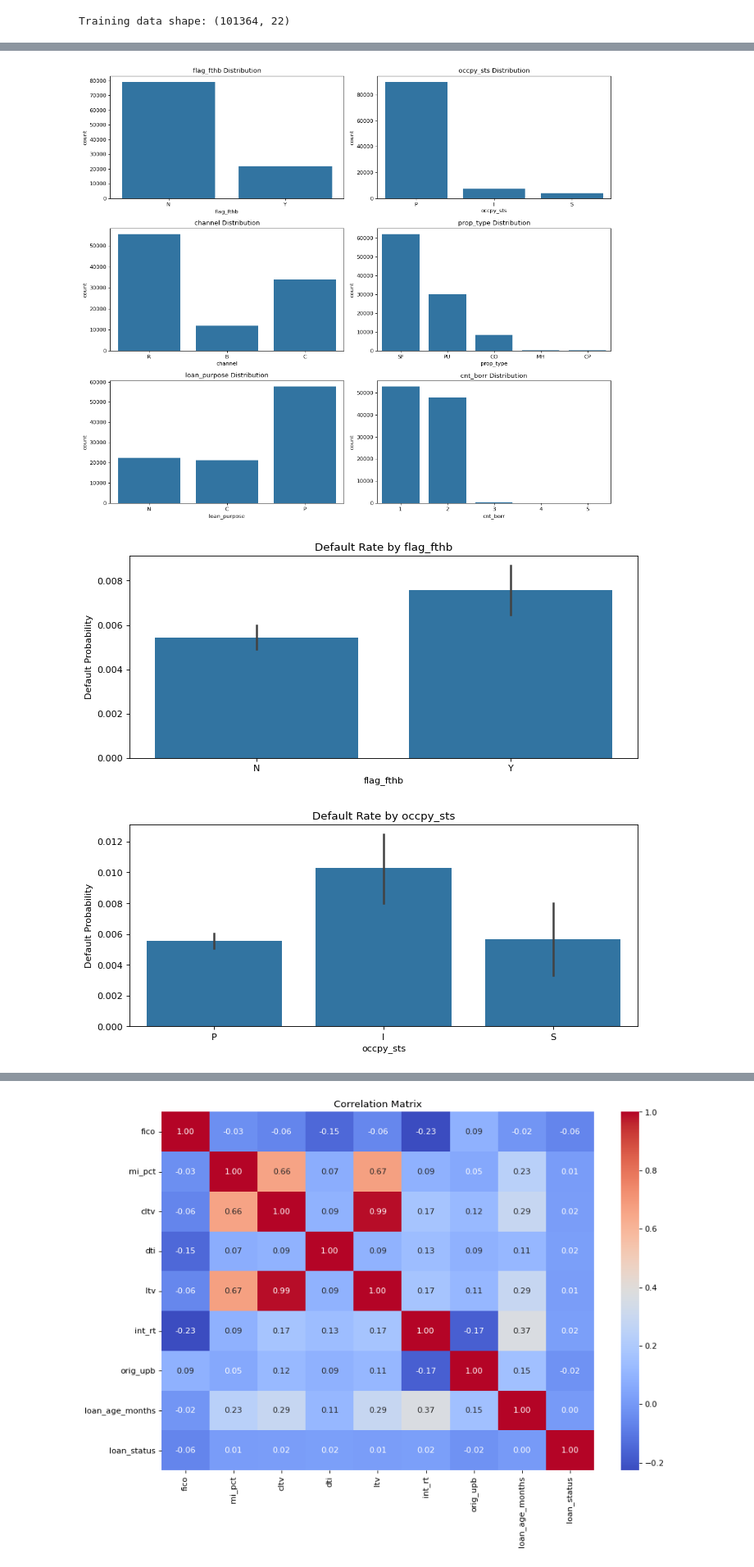
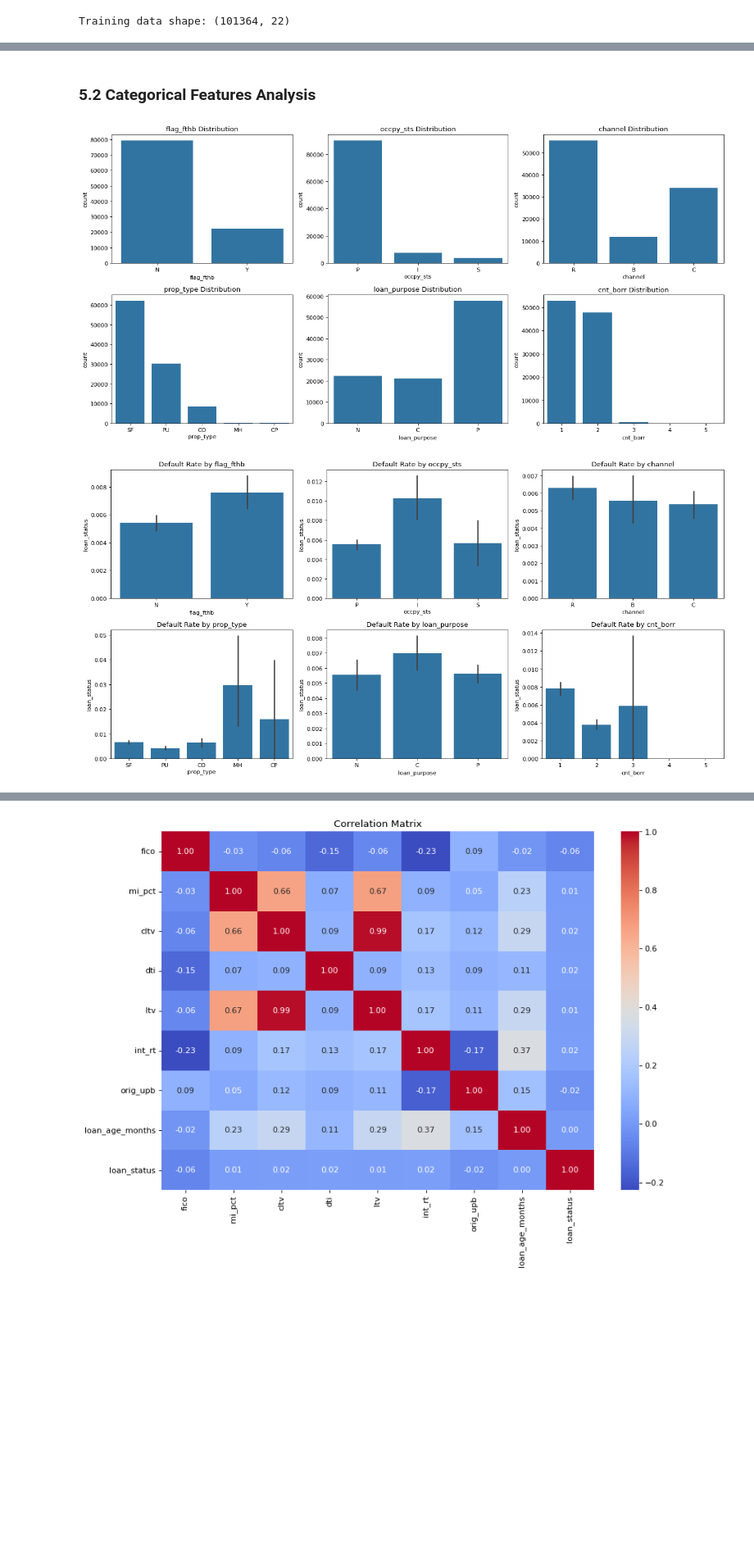
Before and after one commit to AwuoeZYC/Project_2, a Jupyter notebook: project2.ipynb, the cells around one changed output, grey strips where cells are left out. Shown: that part at 82% size. Cells and saved outputs as stored; diff of their text form; code cells hidden in the pictures; blank space fills up the shorter version.

```diff
--- a/project2.ipynb
+++ b/project2.ipynb
@@ -245,0 +261,21 @@ plt.show()
+# %%
+# Numerical feature distribution comparison by loan status
+num_vars = ['fico', 'mi_pct', 'ltv', 'dti', 'orig_upb', 'int_rt']
+train_df['loan_status_label'] = train_df['loan_status'].map({0: 'Prepaid', 1: 'Default'})
+
+fig, axes = plt.subplots(2, 3, figsize=(16, 8))
+axes = axes.flatten()
+
+for i, col in enumerate(num_vars):
+    if col in train_df.columns:
+        sns.kdeplot(data=train_df, x=col, hue='loan_status_label', ax=axes[i], common_norm=False)
+        axes[i].set_title(f'{col} by Loan Status')
+        axes[i].set_xlabel(col)
+        axes[i].set_ylabel('Density')
+
+# Remove extra subplot if num_vars < total subplots
+for j in range(len(num_vars), len(axes)):
+    fig.delaxes(axes[j])
+
+plt.tight_layout()
+plt.show()
@@ -246,24 +284,25 @@ plt.show()
+# %% [markdown]
+### 5.2 Categorical Features Analysis
 # %%
-# ### 5.3 Categorical Features Analysis
 cat_cols = ['flag_fthb', 'occpy_sts', 'channel', 'prop_type', 'loan_purpose', 'cnt_borr']
 
 # Frequency plots
-fig, axes = plt.subplots(3, 2, figsize=(14, 12))
+fig, axes = plt.subplots(2, 3, figsize=(16, 8))
 for i, col in enumerate(cat_cols):
-    sns.countplot(x=col, data=train_df, ax=axes[i//2, i%2])
-    axes[i//2, i%2].set_title(f'{col} Distribution')
-    axes[i//2, i%2].tick_params(axis='x')
+    sns.countplot(x=col, data=train_df, ax=axes[i//3, i%3])
+    axes[i//3, i%3].set_title(f'{col} Distribution')
+    axes[i//3, i%3].tick_params(axis='x')
 plt.tight_layout()
 plt.show()
 
 # Relationship with Target
-for col in cat_cols:
-    plt.figure(figsize=(10,4))
-    sns.barplot(x=col, y='loan_status', data=train_df, estimator=np.mean)
-    plt.title(f'Default Rate by {col}')
-    plt.ylabel('Default Probability')
-    plt.show()
+fig, axes = plt.subplots(2, 3, figsize=(16, 8))
+for i, col in enumerate(cat_cols):
+    sns.barplot(x=col, y='loan_status', data=train_df, ax=axes[i//3, i%3], estimator=np.mean)
+    axes[i//3, i%3].set_title(f'Default Rate by {col}')
+    axes[i//3, i%3].tick_params(axis='x')
+plt.tight_layout()
+plt.show()
 # %% [output]
-[figure, old version]
+[figure, new version]
-[figure, old version]
+[figure, new version]
-[figure, removed]
```
Also changed, not shown: parts of 25 cells of this notebook.
